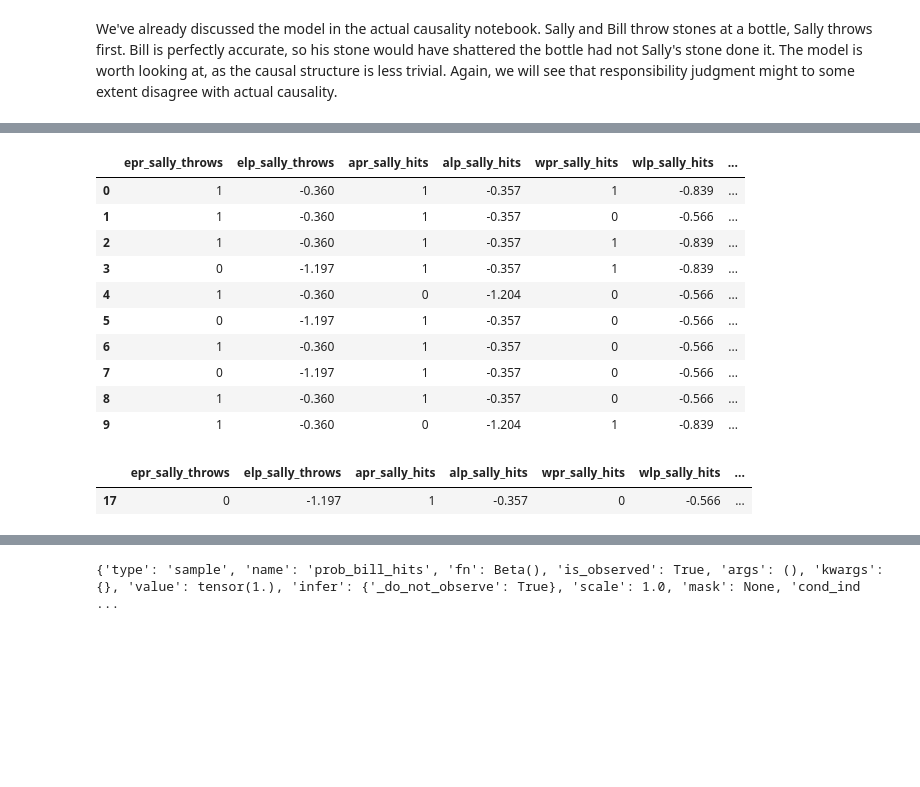
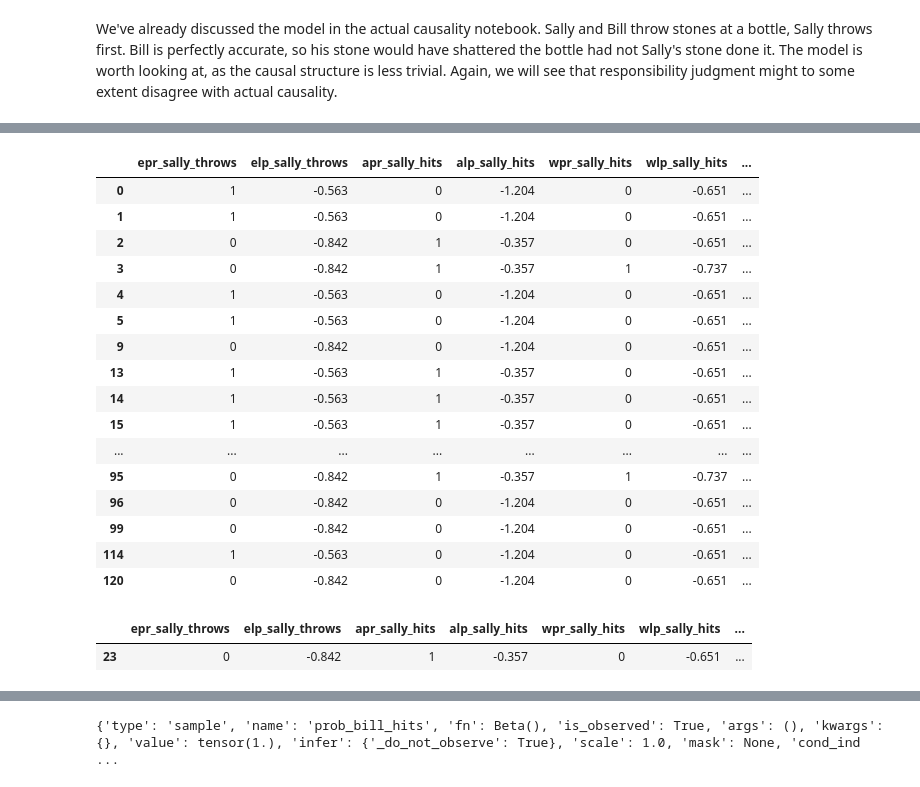
Before and after one commit to BasisResearch/chirho, a Jupyter notebook: docs/source/responsibility.ipynb, the cells around one changed output, grey strips where cells are left out. Cells and saved outputs as stored; diff of their text form; code cells hidden in the pictures; blank space fills up the shorter version.

```diff
--- a/docs/source/responsibility.ipynb
+++ b/docs/source/responsibility.ipynb
@@ -100,7 +100,7 @@ class HalpernPearlResponsibilityApproximate:
         witness_candidates: List[str],
         outcome: str,
         observations: Optional[Dict[str, torch.Tensor]] = None,
-        bias_t: float = .2
+        bias_n: float = .2
         ):
 
         if observations is None:
@@ -115,8 +115,8 @@ class HalpernPearlResponsibilityApproximate:
         self.witness_candidates = witness_candidates
         self.outcome = outcome
         self.observations = observations
-        self.bias_t = bias_t
-        self.bias_n = self.find_max_bias_within(self.bias_t, 1)
+        self.bias_t = .2
+        self.bias_n = self.find_max_bias_within(self.bias_t, len(self.treatment_candidates))
         self.bias_w = self.find_max_bias_within(self.bias_n, len(self.witness_candidates))
 
         self.evaluated_node_preemptions = {node: functools.partial(self.preempt_with_factual,
@@ -176,27 +176,32 @@ class HalpernPearlResponsibilityApproximate:
     def __call__(self, *args, **kwargs):
         print("Preemption biases used (upper) - t:",.5+ self.bias_t, ", n:", .5 + self.bias_n, ", w:", .5 + self.bias_w, ".")
         with MultiWorldCounterfactual():
-            # the last element of the tensor is the factual case (preempted)
-            with BiasedPreemptions(actions = self.witness_preemptions, weights = torch.tensor([.5 + self.bias_w, .5-self.bias_w]),
-                                           prefix = "__witness_split_"):
-                with do(actions=self.evaluated_node_counterfactual):
-                    with BiasedPreemptions(actions = self.evaluated_node_preemptions, weights = torch.tensor([.5-self.bias_n, .5+self.bias_n]),
+            with do(actions=self.evaluated_node_counterfactual):
+                with BiasedPreemptions(actions = self.evaluated_node_preemptions, weights = torch.tensor([.5-self.bias_n, .5+self.bias_n]),
                                                     prefix = "__evaluated_split_"):
-                        with do(actions=self.treatment_candidates):
-                            with BiasedPreemptions(actions = self.treatment_preemptions, weights = torch.tensor([.5-self.bias_t, .5+self.bias_t]),
+                    with do(actions=self.treatment_candidates):
+                        with BiasedPreemptions(actions = self.treatment_preemptions, weights = torch.tensor([.5-self.bias_t, .5+self.bias_t]),
                                                         prefix = "__treatment_split_"):
                                 # the last element is the fixed at the observed value (preempted)
+                                # the last element of the tensor is the factual case (preempted)
+                            with BiasedPreemptions(actions = self.witness_preemptions, weights = torch.tensor([.5 + self.bias_w, .5-self.bias_w]),
+                                           prefix = "__witness_split_"):
+
                                 with condition(data={k: torch.as_tensor(v) for k, v in self.observations.items()}):
                                     with pyro.poutine.trace() as self.trace:
                                         self.run = self.model(*args, **kwargs)
                                         self.consequent = self.run[self.outcome]
-                                        self.active_interventions = { intervention: {1} for intervention
+                                        self.interventionIndex = { intervention: {1} for intervention
                                                                      in list(self.evaluated_node_counterfactual.keys()) +
-                                                                            list(self.treatment_candidates.keys())}
+                                                                            list(self.treatment_candidates.keys()) +  self.witness_candidates}
 
-                                        self.intervened_consequent = gather(self.consequent, IndexSet(**{ant: {1} for ant in self.all_interventions}))
-                                        print("ic:", self.intervened_consequent)
-                                        self.observed_consequent = gather(self.consequent, IndexSet(**{ant: {0} for ant in self.all_interventions}))
+                                        self.observedIndex = {node: {0} for node in list(self.evaluated_node_counterfactual.keys()) +
+                                                                            list(self.treatment_candidates.keys()) + self.witness_candidates}
+
+
+                                        self.intervened_consequent = gather(self.consequent, IndexSet(**self.interventionIndex))
+
+                                        self.observed_consequent = gather(self.consequent, IndexSet(**self.observedIndex))
                                         self.consequent_differs = self.intervened_consequent != self.observed_consequent
                                         pyro.deterministic("consequent_differs_binary", self.consequent_differs, event_dim = 0) #feels inelegant
                                         pyro.factor("consequent_differs", torch.where(self.consequent_differs, torch.tensor(0.0), torch.tensor(-1e8)))
@@ -742,53 +617,59 @@ def gett(nodes, evaluated_node, antecedents, witness_candidates, round = True):
         values_df = pd.DataFrame(values_table)
 
     values_df = pd.DataFrame(values_table)
 
     summands_ant = ['alp_' + antecedent for antecedent in antecedents]
     summands_wit = ['wlp_' + witness for witness in witness_candidates]
     summands = [f"elp_{evaluated_node}"] +  summands_ant + summands_wit + ['clp']
 
     values_df["int"] =  values_df.apply(lambda row: sum(row[row.index.str.startswith("apr_")] == 0), axis=1)
     values_df['int'] = 1 - values_df[f"epr_{evaluated_node}"] + values_df["int"]
     values_df["wpr"] = values_df.apply(lambda row: sum(row[row.index.str.startswith("wpr_")] == 1), axis=1)
     values_df["changes"] =   values_df["int"] + values_df["wpr"]
 
     values_df["sum_lp"] =  values_df[summands].sum(axis = 1)
-    #values_df.drop_duplicates(inplace = True)
-    #values_df.sort_values(by = "sum_lp", inplace = True, ascending = False)
+    values_df.drop_duplicates(inplace = True)
+    values_df.sort_values(by = "sum_lp", inplace = True, ascending = False)
 
     tab =  values_df.reset_index(drop = True)
 
-    #tab = remove_redundant_rows(tab)
+    tab = remove_redundant_rows(tab)
 
     if round:
        tab = tab.round(3)
 
     return tab
 
 
 tab = gett(stones_sallyHPR.trace.trace.nodes, "sally_throws", stones_sallyHPR.treatment_candidates,
           stones_sallyHPR.witness_candidates)
 
 tab
 # %% [output]
 |  | epr_sally_throws | elp_sally_throws | apr_sally_hits | alp_sally_hits | wpr_sally_hits | wlp_sally_hits | ... |
-| 0 | 1 | -0.360 | 1 | -0.357 | 1 | -0.839 | ... |
-| 1 | 1 | -0.360 | 1 | -0.357 | 0 | -0.566 | ... |
-| 2 | 1 | -0.360 | 1 | -0.357 | 1 | -0.839 | ... |
-| 3 | 0 | -1.197 | 1 | -0.357 | 1 | -0.839 | ... |
-| 4 | 1 | -0.360 | 0 | -1.204 | 0 | -0.566 | ... |
-| 5 | 0 | -1.197 | 1 | -0.357 | 0 | -0.566 | ... |
-| 6 | 1 | -0.360 | 1 | -0.357 | 0 | -0.566 | ... |
-| 7 | 0 | -1.197 | 1 | -0.357 | 0 | -0.566 | ... |
-| 8 | 1 | -0.360 | 1 | -0.357 | 0 | -0.566 | ... |
-| 9 | 1 | -0.360 | 0 | -1.204 | 1 | -0.839 | ... |
+| 0 | 1 | -0.563 | 0 | -1.204 | 0 | -0.651 | ... |
+| 1 | 1 | -0.563 | 0 | -1.204 | 0 | -0.651 | ... |
+| 2 | 0 | -0.842 | 1 | -0.357 | 0 | -0.651 | ... |
+| 3 | 0 | -0.842 | 1 | -0.357 | 1 | -0.737 | ... |
+| 4 | 1 | -0.563 | 0 | -1.204 | 0 | -0.651 | ... |
+| 5 | 1 | -0.563 | 0 | -1.204 | 0 | -0.651 | ... |
+| 9 | 0 | -0.842 | 0 | -1.204 | 0 | -0.651 | ... |
+| 13 | 1 | -0.563 | 1 | -0.357 | 0 | -0.651 | ... |
+| 14 | 1 | -0.563 | 1 | -0.357 | 0 | -0.651 | ... |
+| 15 | 1 | -0.563 | 1 | -0.357 | 0 | -0.651 | ... |
+| ... | ... | ... | ... | ... | ... | ... | ... |
+| 95 | 0 | -0.842 | 1 | -0.357 | 1 | -0.737 | ... |
+| 96 | 0 | -0.842 | 0 | -1.204 | 0 | -0.651 | ... |
+| 99 | 0 | -0.842 | 0 | -1.204 | 0 | -0.651 | ... |
+| 114 | 1 | -0.563 | 0 | -1.204 | 0 | -0.651 | ... |
+| 120 | 0 | -0.842 | 0 | -1.204 | 0 | -0.651 | ... |
 # %%
-#this is worrying
+#this is worrying, should be on top with clp == 0
 
 tab.query("epr_sally_throws == 0 & apr_sally_hits == 1 & wpr_sally_hits == 0 & apr_bill_hits == 1 & wpr_bill_hits == 1 & apr_bill_throws == 1 & wpr_bill_throws == 0")
 # %% [output]
 |  | epr_sally_throws | elp_sally_throws | apr_sally_hits | alp_sally_hits | wpr_sally_hits | wlp_sally_hits | ... |
-| 17 | 0 | -1.197 | 1 | -0.357 | 0 | -0.566 | ... |
+| 23 | 0 | -0.842 | 1 | -0.357 | 0 | -0.651 | ... |
 # %%
 stones_sallyHPR.trace.trace.nodes["consequent_differs_binary"]
 # %% [output]
```
Also changed, not shown: parts of 11 cells of this notebook.
